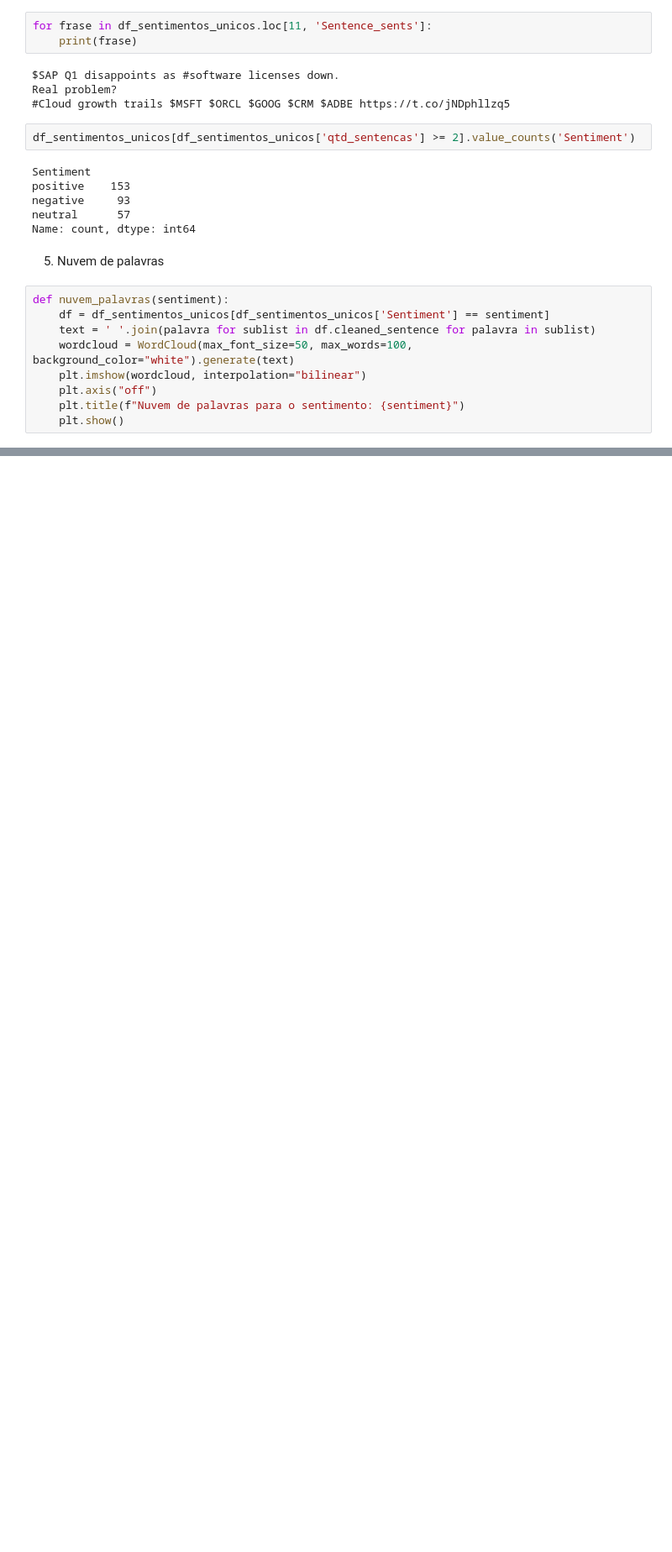
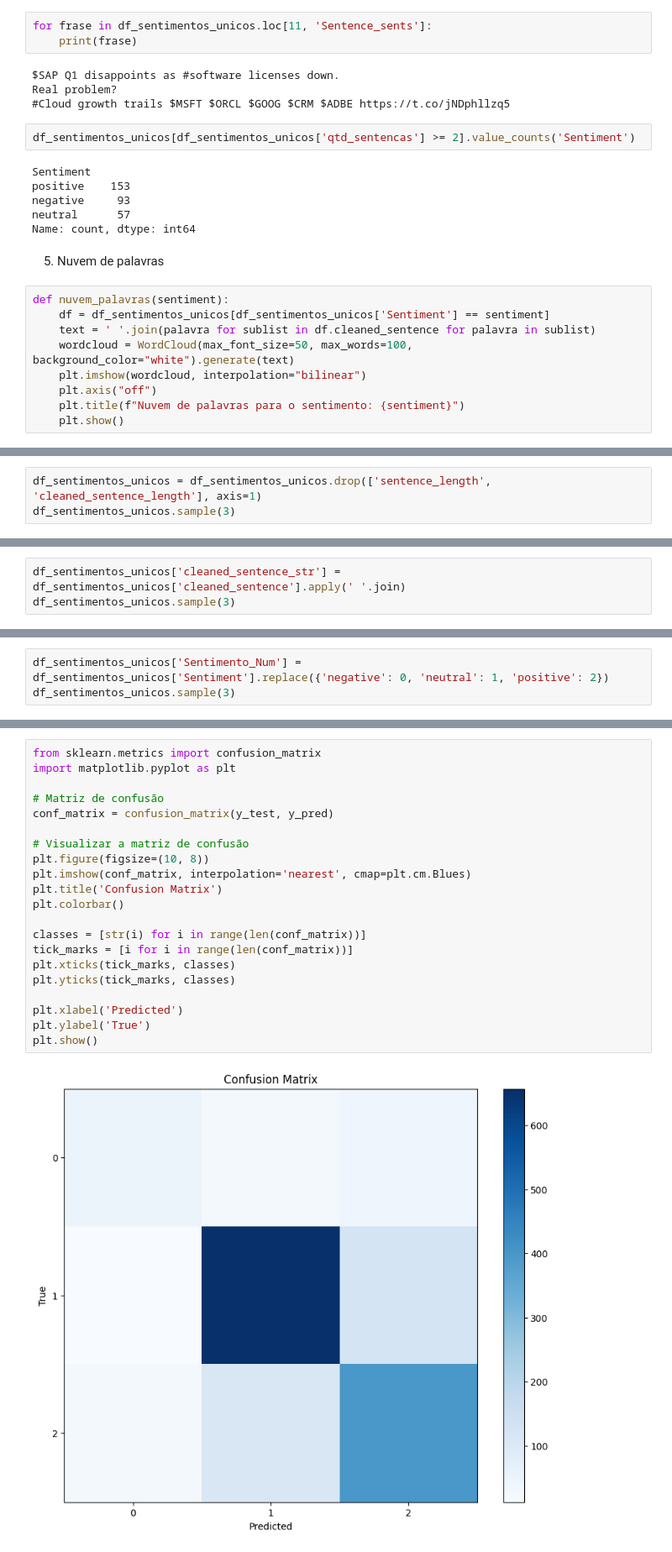
Before and after one commit to zairobastos/moodgram, a Jupyter notebook: analise.ipynb, the cells around one changed output, grey strips where cells are left out. Shown at 84% size. Cells and saved outputs as stored; diff of their text form; blank space fills up the shorter version.

```diff
--- a/analise.ipynb
+++ b/analise.ipynb
@@ -312,0 +315,3 @@ df['Sentimento_Num'] = df['Sentimento'].replace({'Negativo': 0, 'Neutro': 1, 'Po
+# %%
+df_sentimentos_unicos = df_sentimentos_unicos.drop(['sentence_length', 'cleaned_sentence_length'], axis=1)
+df_sentimentos_unicos.sample(3)
@@ -312,0 +323,3 @@ df['Sentimento_Num'] = df['Sentimento'].replace({'Negativo': 0, 'Neutro': 1, 'Po
+# %%
+df_sentimentos_unicos['cleaned_sentence_str'] = df_sentimentos_unicos['cleaned_sentence'].apply(' '.join)
+df_sentimentos_unicos.sample(3)
@@ -312,0 +331,3 @@ df['Sentimento_Num'] = df['Sentimento'].replace({'Negativo': 0, 'Neutro': 1, 'Po
+# %%
+df_sentimentos_unicos['Sentimento_Num'] = df_sentimentos_unicos['Sentiment'].replace({'negative': 0, 'neutral': 1, 'positive': 2})
+df_sentimentos_unicos.sample(3)
@@ -312,0 +391,23 @@ df['Sentimento_Num'] = df['Sentimento'].replace({'Negativo': 0, 'Neutro': 1, 'Po
+# %%
+from sklearn.metrics import confusion_matrix
+import matplotlib.pyplot as plt
+
+# Matriz de confusão
+conf_matrix = confusion_matrix(y_test, y_pred)
+
+# Visualizar a matriz de confusão
+plt.figure(figsize=(10, 8))
+plt.imshow(conf_matrix, interpolation='nearest', cmap=plt.cm.Blues)
+plt.title('Confusion Matrix')
+plt.colorbar()
+
+classes = [str(i) for i in range(len(conf_matrix))]
+tick_marks = [i for i in range(len(conf_matrix))]
+plt.xticks(tick_marks, classes)
+plt.yticks(tick_marks, classes)
+
+plt.xlabel('Predicted')
+plt.ylabel('True')
+plt.show()
+# %% [output]
+[figure, added]
```
Also changed, not shown: parts of 23 cells of this notebook.
